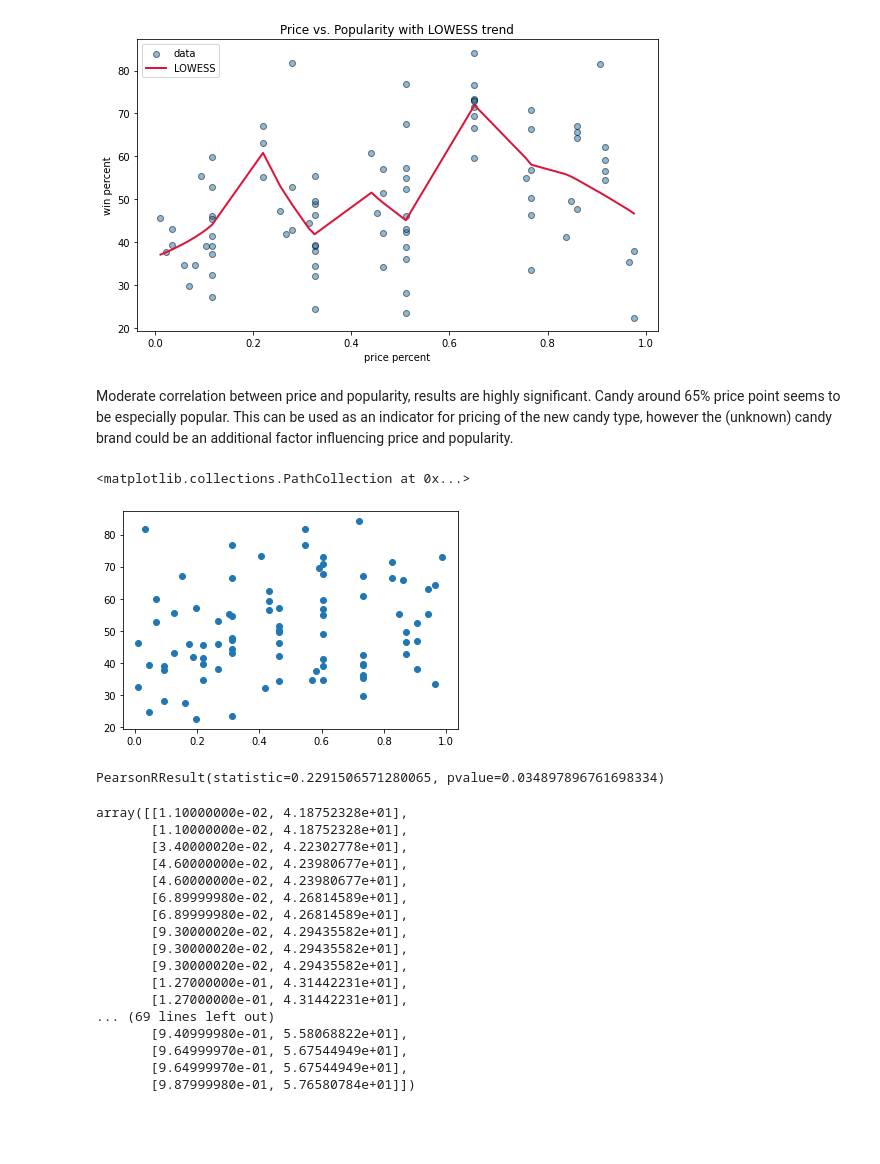
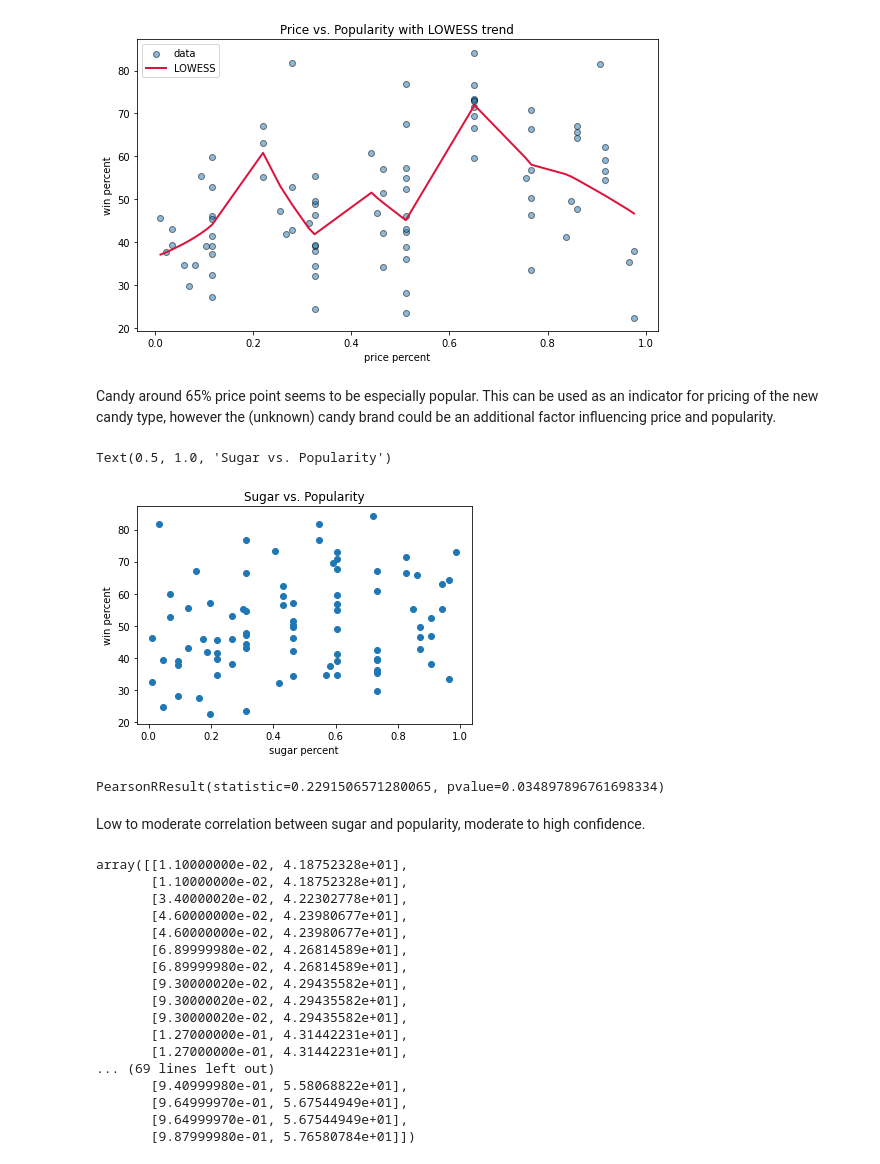
Before and after one commit to michelekorosec/CandyPopularity, a Jupyter notebook: CandyPopularity.ipynb, the cells around one changed output. Saved outputs shown, nothing was run; the diff lists cells and outputs as text; code cells hidden in the pictures; blank space fills up the shorter version.

Commit message:
Added commets, minor additional analyses and final conclusion

```diff
--- a/CandyPopularity.ipynb
+++ b/CandyPopularity.ipynb
@@ -104,10 +122,14 @@ fig.tight_layout()
 # %% [output]
 [figure]
 # %% [markdown]
-Moderate correlation between price and popularity, results are highly significant. Candy around 65% price point seems to be especially popular. This can be used as an indicator for pricing of the new candy type, however the (unknown) candy brand could be an additional factor influencing price and popularity.
+Candy around 65% price point seems to be especially popular. This can be used as an indicator for pricing of the new candy type, however the (unknown) candy brand could be an additional factor influencing price and popularity.
-# %%
-plt.scatter(raw_data["sugarpercent"],raw_data["winpercent"])
-# %% [output]
-<matplotlib.collections.PathCollection at 0x...>
-[figure, removed]
+# %%
+#Compare sugar content and popularity
+plt.scatter(raw_data["sugarpercent"],raw_data["winpercent"])
+plt.xlabel("sugar percent")
+plt.ylabel("win percent")
+plt.title("Sugar vs. Popularity")
+# %% [output]
+Text(0.5, 1.0, 'Sugar vs. Popularity')
+[figure, added]
 # %%
@@ -114,6 +137,8 @@ plt.scatter(raw_data["sugarpercent"],raw_data["winpercent"])
 scipy.stats.pearsonr(raw_data["sugarpercent"],raw_data["winpercent"])
 # %% [output]
 PearsonRResult(statistic=0.2291506571280065, pvalue=0.034897896761698334)
+# %% [markdown]
+Low to moderate correlation between sugar and popularity, moderate to high confidence.
 # %%
 lowess_sugar = sm.nonparametric.lowess(raw_data["winpercent"],raw_data["sugarpercent"],frac=0.3)
 lowess_sugar
```
Also changed, not shown: parts of 58 cells of this notebook.
